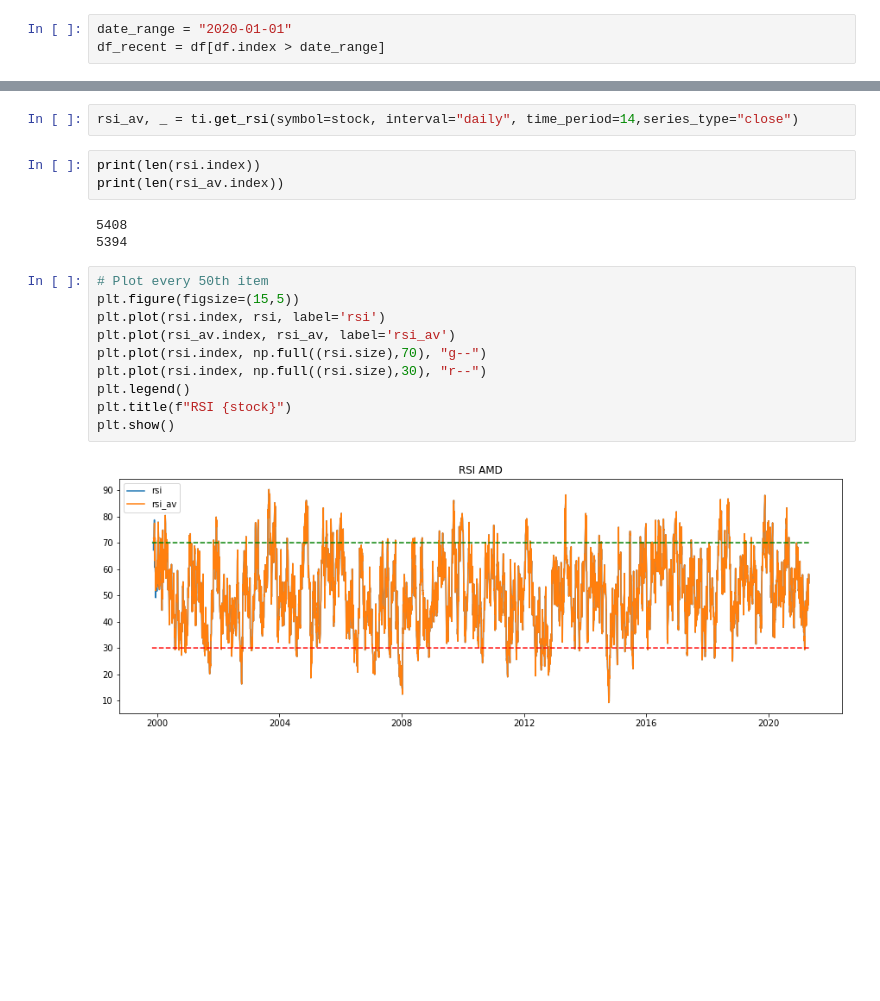
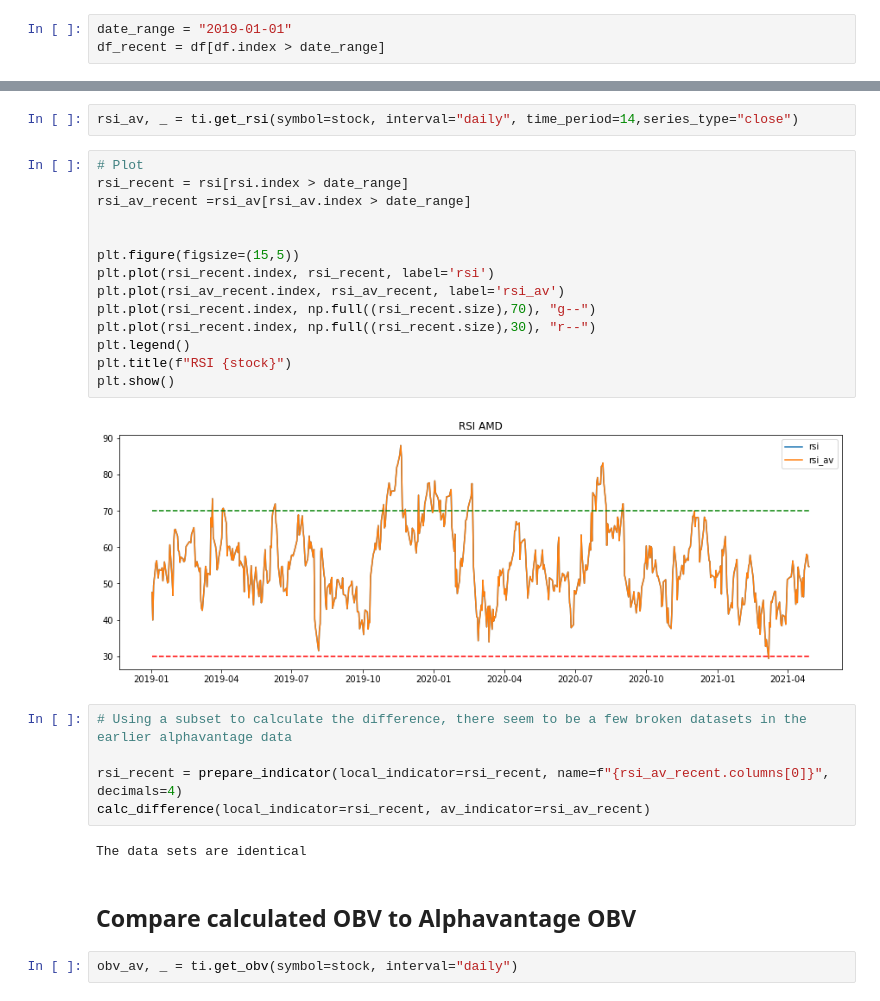
Before and after one commit to aitabot/technical_indicator_playground, a Jupyter notebook: ta.ipynb, the cells around one changed output, grey strips where cells are left out. Saved outputs shown, nothing was run; the diff lists cells and outputs as text; blank space fills up the shorter version.

```diff
--- a/ta.ipynb
+++ b/ta.ipynb
@@ -31,7 +31,7 @@ except Exception:
     df, _ = ts.get_daily_adjusted(symbol=stock, outputsize="full")
     df.to_csv(f"{stock}.csv")
 # %%
-date_range = "2020-01-01"
+date_range = "2019-01-01"
 df_recent = df[df.index > date_range]
 # %% [markdown]
 ## SMA - Simple Moving Average
@@ -187,21 +187,30 @@ Overall difference in Alphavantage vs. local calculation: 0.00010000000000331966
 ## Compare calculated RSI to Alphavantage RSI
 # %%
 rsi_av, _ = ti.get_rsi(symbol=stock, interval="daily", time_period=14,series_type="close")
-# %%
-print(len(rsi.index))
-print(len(rsi_av.index))
-# %% [output]
-5408
-5394
 # %%
-# Plot every 50th item
+# Plot
+rsi_recent = rsi[rsi.index > date_range]
+rsi_av_recent =rsi_av[rsi_av.index > date_range]
+
+
 plt.figure(figsize=(15,5))
-plt.plot(rsi.index, rsi, label='rsi')
-plt.plot(rsi_av.index, rsi_av, label='rsi_av')
-plt.plot(rsi.index, np.full((rsi.size),70), "g--")
-plt.plot(rsi.index, np.full((rsi.size),30), "r--")
+plt.plot(rsi_recent.index, rsi_recent, label='rsi')
+plt.plot(rsi_av_recent.index, rsi_av_recent, label='rsi_av')
+plt.plot(rsi_recent.index, np.full((rsi_recent.size),70), "g--")
+plt.plot(rsi_recent.index, np.full((rsi_recent.size),30), "r--")
 plt.legend()
 plt.title(f"RSI {stock}")
 plt.show()
 # %% [output]
-[figure, old version]
+[figure, new version]
+# %%
+# Using a subset to calculate the difference, there seem to be a few broken datasets in the earlier alphavantage data
+
+rsi_recent = prepare_indicator(local_indicator=rsi_recent, name=f"{rsi_av_recent.columns[0]}", decimals=4)
+calc_difference(local_indicator=rsi_recent, av_indicator=rsi_av_recent)
+# %% [output]
+The data sets are identical
+# %% [markdown]
+## Compare calculated OBV to Alphavantage OBV
+# %%
+obv_av, _ = ti.get_obv(symbol=stock, interval="daily")
```
Also changed, not shown: parts of 7 cells of this notebook, 1 other file.
